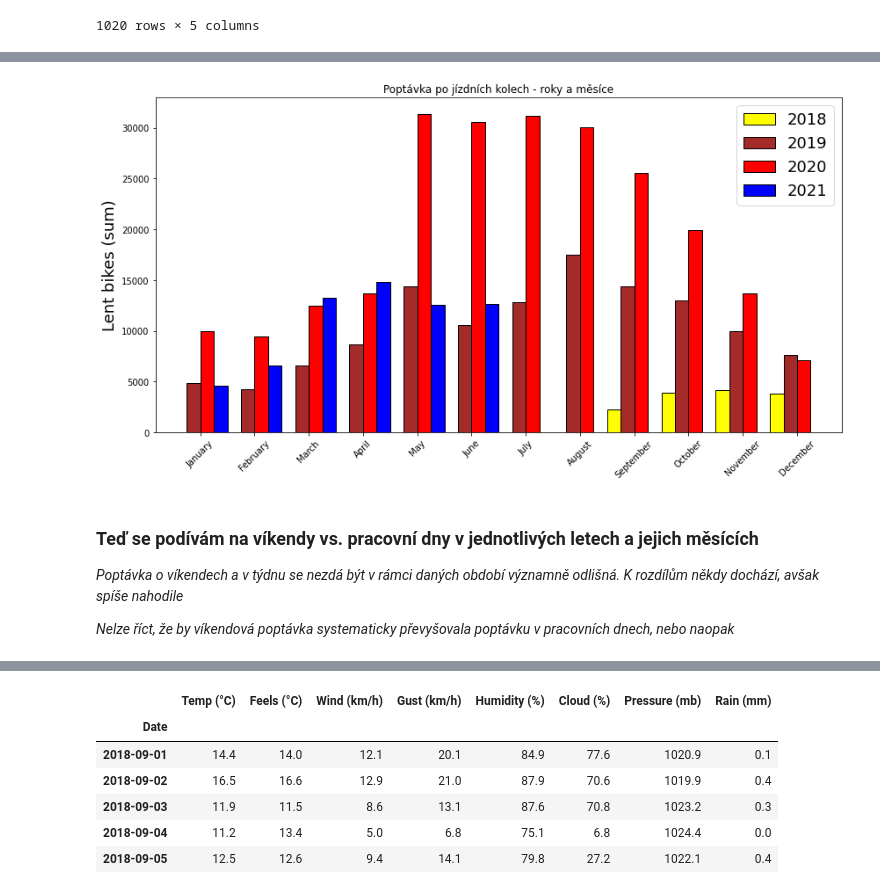
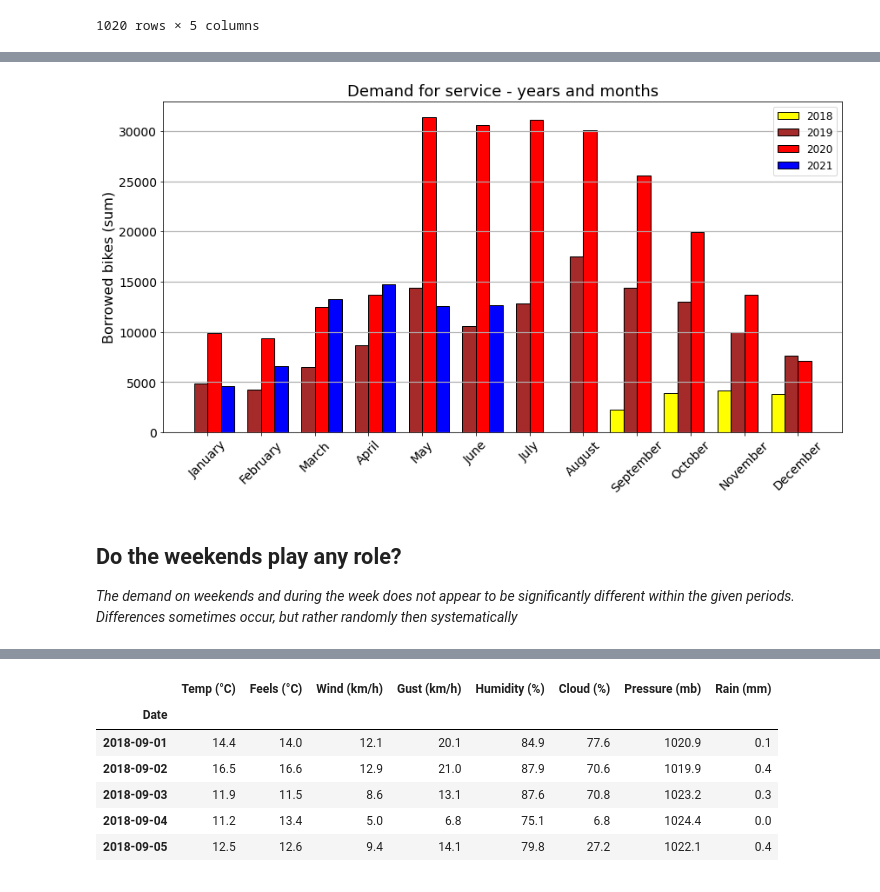
Before and after one commit to PetrJisa/Edinburgh_bikes, a Jupyter notebook: Edinburgh_bikes.ipynb, the cells around one changed output, grey strips where cells are left out. Cells and saved outputs as stored; diff of their text form; code cells hidden in the pictures.

```diff
--- a/Edinburgh_bikes.ipynb
+++ b/Edinburgh_bikes.ipynb
@@ -28,7 +50,7 @@ pd.read_sql("""select * from edinburgh_bikes""",alchemy_conn,parse_dates=True).t
 pd.read_sql("""select * from edinburgh_weather""",alchemy_conn,parse_dates=True).to_csv('Weather.csv', index=False)
 
 # Nastavení fontu třídy matplotlib.pyplot
-plt.rcParams['font.size'] = '16'
+plt.rcParams['font.size'] = '14'
 
 # Jednotlivé základní tabulky, převod pole s časovými údaji na datový typ datetime
 bikes = pd.read_csv('Bikes.csv')
@@ -154,39 +191,37 @@ bikes_in_days[['bikes_lent']].plot(figsize=(11,10),xlabel='Date',ylabel='Lent bi
 # %%
 bikes_in_months = (bikes_in_days
                    .groupby(['year', 'month'])['bikes_lent']
                    .sum()
                    .unstack(0)
                    .round(0)
                    .loc[months[1:]]
                    )
 
 colors = ['yellow', 'brown', 'red', 'blue']
 years = bikes_in_months.columns.tolist()
 
 fig, ax = plt.subplots(1, 1, figsize = (14, 7))
 col_width = 0.25
 x = np.array(range(1, 13))
 
 
 for i in range(len(years)):
   y = bikes_in_months[years[i]]
   ax.bar(x + col_width/2 + (i-2)*col_width, y, width=col_width, color=colors[i], edgecolor='black')
-  ax.set_title('Poptávka po jízdních kolech - roky a měsíce')
+  ax.set_title('Demand for service - years and months', fontsize=18)
   ax.set_xticks(x)
   ax.set_xticklabels(labels=bikes_in_months.index, rotation = 45)
-  ax.set_ylabel('Lent bikes (sum)',fontsize=18)
-  ax.legend(years, fontsize=18)
-  ax.grid()
+  ax.set_ylabel('Borrowed bikes (sum)',fontsize=16)
+  ax.legend(years, fontsize=12)
+  ax.grid(axis='y', linewidth=1.2)
 
 plt.show()
 # %% [output]
-[figure, old version]
+[figure, new version]
-# %% [markdown]
-### Teď se podívám na víkendy vs. pracovní dny v jednotlivých letech a jejich měsících
-
-*Poptávka o víkendech a v týdnu se nezdá být v rámci daných období významně odlišná. K rozdílům někdy dochází, avšak spíše nahodile*
-
-*Nelze říct, že by víkendová poptávka systematicky převyšovala poptávku v pracovních dnech, nebo naopak*
+# %% [markdown]
+## Do the weekends play any role?
+
+*The demand on weekends and during the week does not appear to be significantly different within the given periods. Differences sometimes occur, but rather randomly then systematically*
 # %%
 bikes_weekends = (bikes_in_days
                    .groupby(['year', 'month', 'day_type'])['bikes_lent']
```
Also changed, not shown: parts of 102 cells of this notebook.
